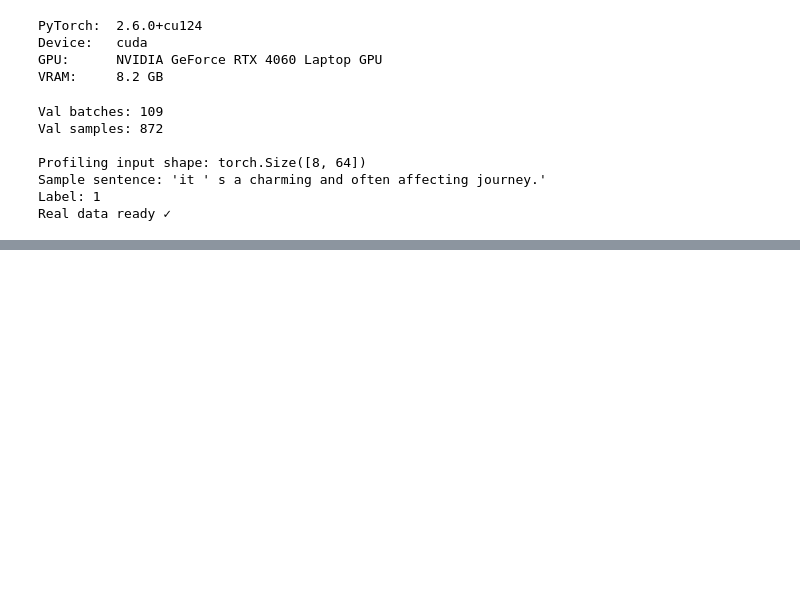
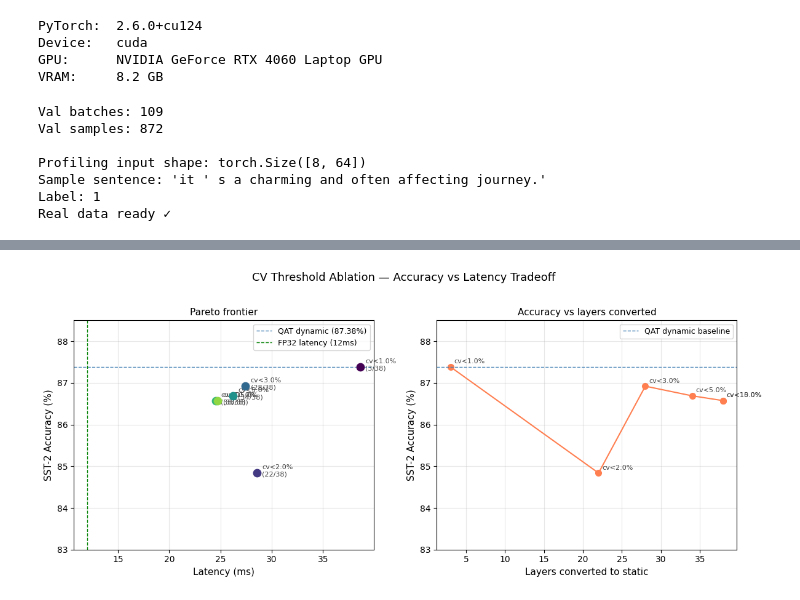
Before and after one commit to ShreyaMandekar/Model_optimizer, a Jupyter notebook: notebooks/01_baseline_distilbert.ipynb, the cells around one changed output, grey strips where cells are left out. Cells and saved outputs as stored; diff of their text form; code cells hidden in the pictures; blank space fills up the shorter version.

```diff
--- a/notebooks/01_baseline_distilbert.ipynb
+++ b/notebooks/01_baseline_distilbert.ipynb
@@ -679,0 +1265,16 @@ Saved fig3_key_insight.png
+# %%
+
+# Step 5 — verify output similarity
+print("\nStep 5: Checking output consistency...")
+qat_model.eval()
+converted_model.eval()
+max_diff = 0
+with torch.no_grad():
+    for batch in batches[:10]:
+        out_orig = qat_model(**batch).logits
+        out_conv = converted_model(**batch).logits
+        diff = (out_orig - out_conv).abs().max().item()
+        max_diff = max(max_diff, diff)
+
+print(f"  Max logit difference (orig vs converted): {max_diff:.6f}")
+print(f"  (< 0.01 = safe,  0.01-0.1 = acceptable,  > 0.1 = problem)")
@@ -679,0 +1586,67 @@ Saved fig3_key_insight.png
+# %%
+import matplotlib.pyplot as plt
+import matplotlib.ticker as ticker
+import json
+
+with open(f'{SAVE_DIR}/profiles/threshold_ablation.json') as f:
+    results = json.load(f)
+
+thresholds = [r['threshold'] for r in results]
+accuracies = [r['accuracy']  for r in results]
+latencies  = [r['latency']   for r in results]
+converted  = [r['converted'] for r in results]
+
+fig, (ax1, ax2) = plt.subplots(1, 2, figsize=(12, 5))
+fig.suptitle('CV Threshold Ablation — Accuracy vs Latency Tradeoff',
+             fontsize=13, fontweight='normal', y=1.02)
+
+# ── Left: Pareto curve (accuracy vs latency) ──
+colors = plt.cm.viridis([i/len(results) for i in range(len(results))])
+for i, r in enumerate(results):
+    ax1.scatter(r['latency'], r['accuracy'],
+                color=colors[i], s=80, zorder=5)
+    ax1.annotate(f"cv<{r['threshold']}%\n({r['converted']}/38)",
+                 (r['latency'], r['accuracy']),
+                 textcoords='offset points', xytext=(6, -4),
+                 fontsize=8, color='#444')
+
+# reference lines
+ax1.axhline(87.38, color='steelblue', linestyle='--',
+            linewidth=1, label='QAT dynamic (87.38%)')
+ax1.axvline(12.0,  color='green',     linestyle='--',
+            linewidth=1, label='FP32 latency (12ms)')
+
+ax1.set_xlabel('Latency (ms)', fontsize=11)
+ax1.set_ylabel('SST-2 Accuracy (%)', fontsize=11)
+ax1.set_title('Pareto frontier', fontsize=11)
+ax1.legend(fontsize=9)
+ax1.set_ylim(83, 88.5)
+ax1.grid(True, alpha=0.3)
+
+# ── Right: layers converted vs accuracy ──
+ax2.plot(converted, accuracies, 'o-', color='coral',
+         linewidth=1.5, markersize=7)
+for i, r in enumerate(results):
+    ax2.annotate(f"cv<{r['threshold']}%",
+                 (r['converted'], r['accuracy']),
+                 textcoords='offset points', xytext=(4, 4),
+                 fontsize=8, color='#444')
+
+ax2.axhline(87.38, color='steelblue', linestyle='--',
+            linewidth=1, label='QAT dynamic baseline')
+ax2.set_xlabel('Layers converted to static', fontsize=11)
+ax2.set_ylabel('SST-2 Accuracy (%)', fontsize=11)
+ax2.set_title('Accuracy vs layers converted', fontsize=11)
+ax2.legend(fontsize=9)
+ax2.set_ylim(83, 88.5)
+ax2.grid(True, alpha=0.3)
+
+plt.tight_layout()
+plt.savefig(f'{SAVE_DIR}/figures/fig4_threshold_ablation.pdf',
+            bbox_inches='tight', dpi=150)
+plt.savefig(f'{SAVE_DIR}/figures/fig4_threshold_ablation.png',
+            bbox_inches='tight', dpi=150)
+plt.show()
+print("Saved to results/figures/")
+# %% [output]
+[figure, added]
```
Also changed, not shown: parts of 33 cells of this notebook, 14 other files.
